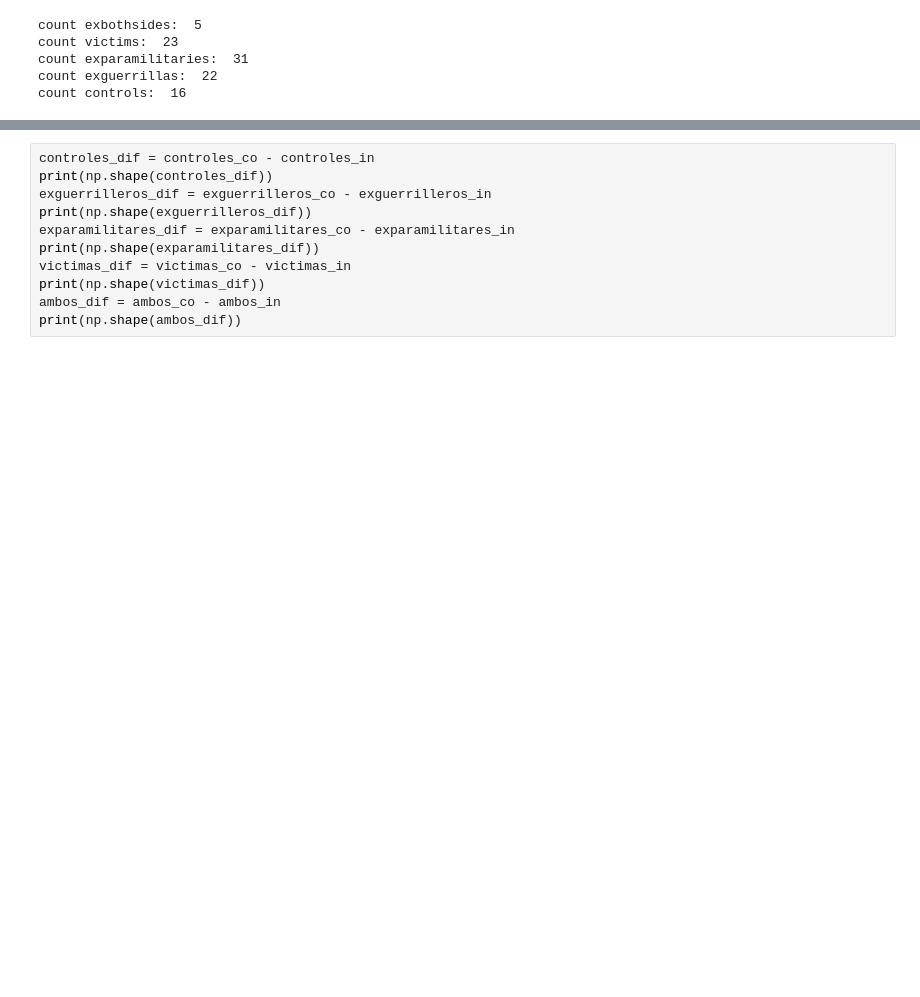
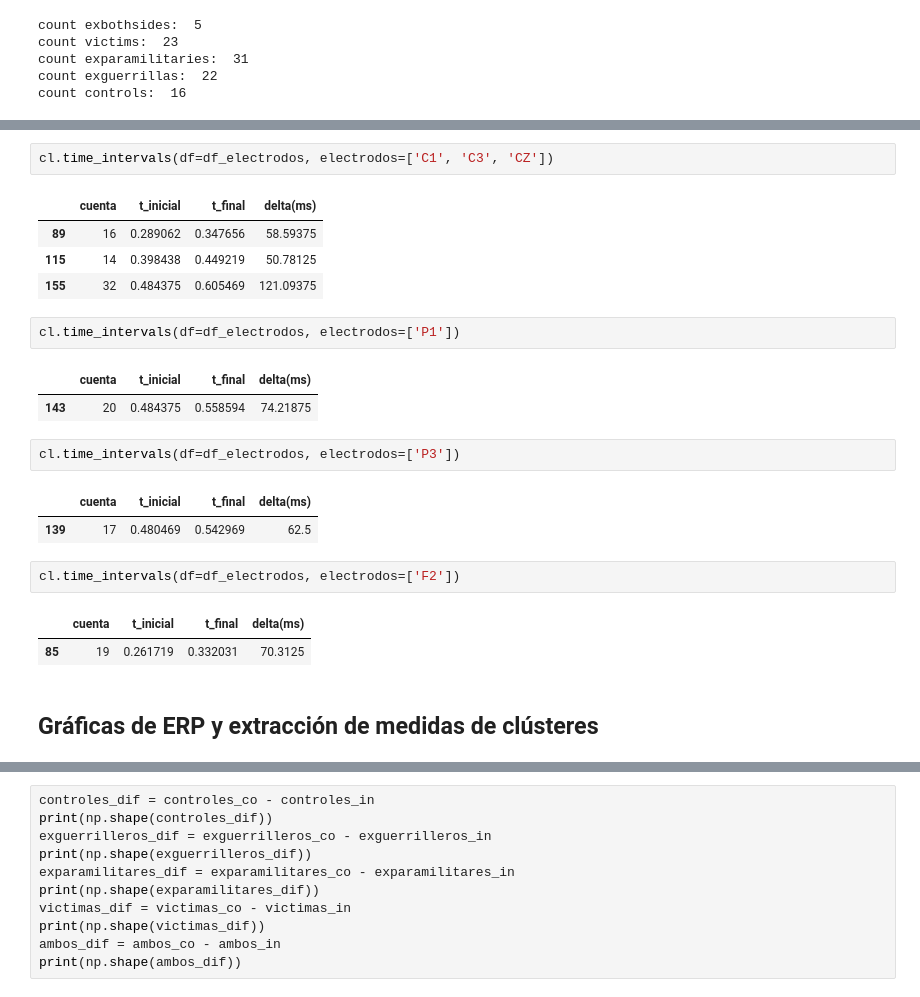
Before and after one commit to jhquiza/EEG_IAT, a Jupyter notebook: Análisis univariante masivo definitivo.ipynb, the cells around one changed output, grey strips where cells are left out. Cells and saved outputs as stored; diff of their text form; blank space fills up the shorter version.

```diff
--- a/Análisis univariante masivo definitivo.ipynb
+++ b/Análisis univariante masivo definitivo.ipynb
@@ -105,0 +344,24 @@ count controls:  16
+# %%
+cl.time_intervals(df=df_electrodos, electrodos=['C1', 'C3', 'CZ'])
+# %% [output]
+|  | cuenta | t_inicial | t_final | delta(ms) |
+| 89 | 16 | 0.289062 | 0.347656 | 58.59375 |
+| 115 | 14 | 0.398438 | 0.449219 | 50.78125 |
+| 155 | 32 | 0.484375 | 0.605469 | 121.09375 |
+# %%
+cl.time_intervals(df=df_electrodos, electrodos=['P1'])
+# %% [output]
+|  | cuenta | t_inicial | t_final | delta(ms) |
+| 143 | 20 | 0.484375 | 0.558594 | 74.21875 |
+# %%
+cl.time_intervals(df=df_electrodos, electrodos=['P3'])
+# %% [output]
+|  | cuenta | t_inicial | t_final | delta(ms) |
+| 139 | 17 | 0.480469 | 0.542969 | 62.5 |
+# %%
+cl.time_intervals(df=df_electrodos, electrodos=['F2'])
+# %% [output]
+|  | cuenta | t_inicial | t_final | delta(ms) |
+| 85 | 19 | 0.261719 | 0.332031 | 70.3125 |
+# %% [markdown]
+## Gráficas de ERP y extracción de medidas de clústeres
```
Also changed, not shown: parts of 39 cells of this notebook, 1 other file.
